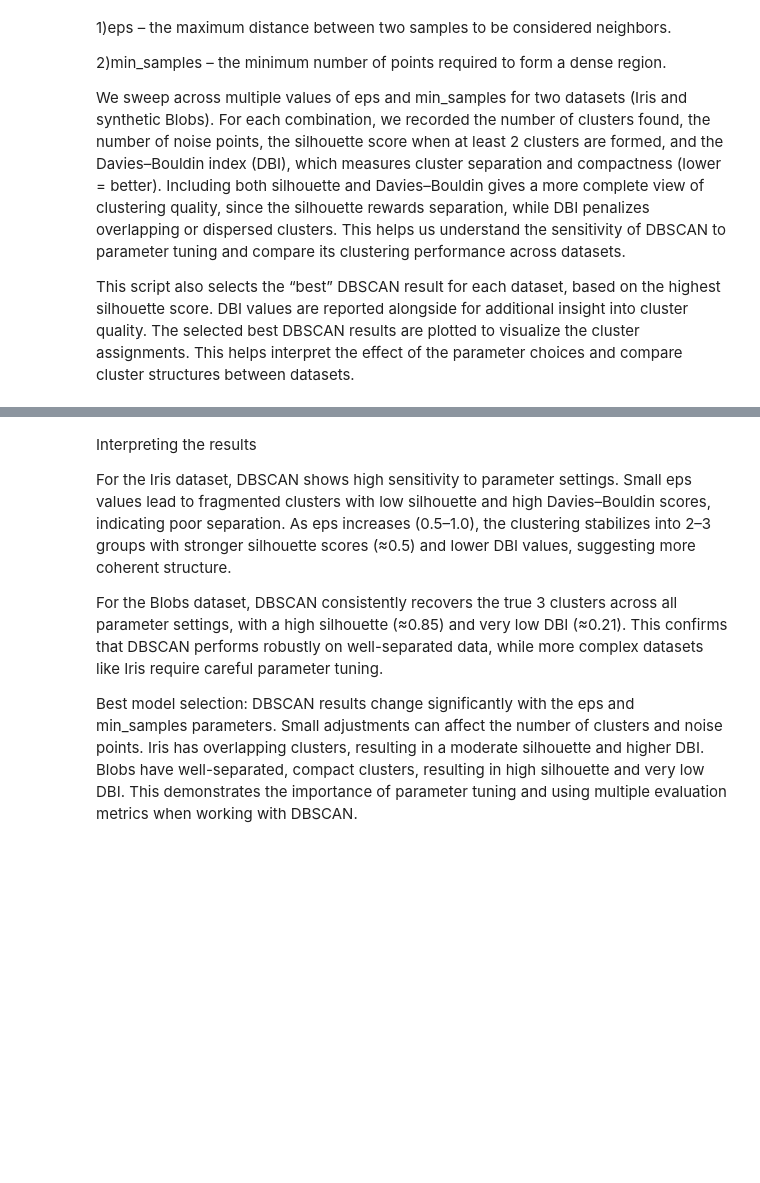
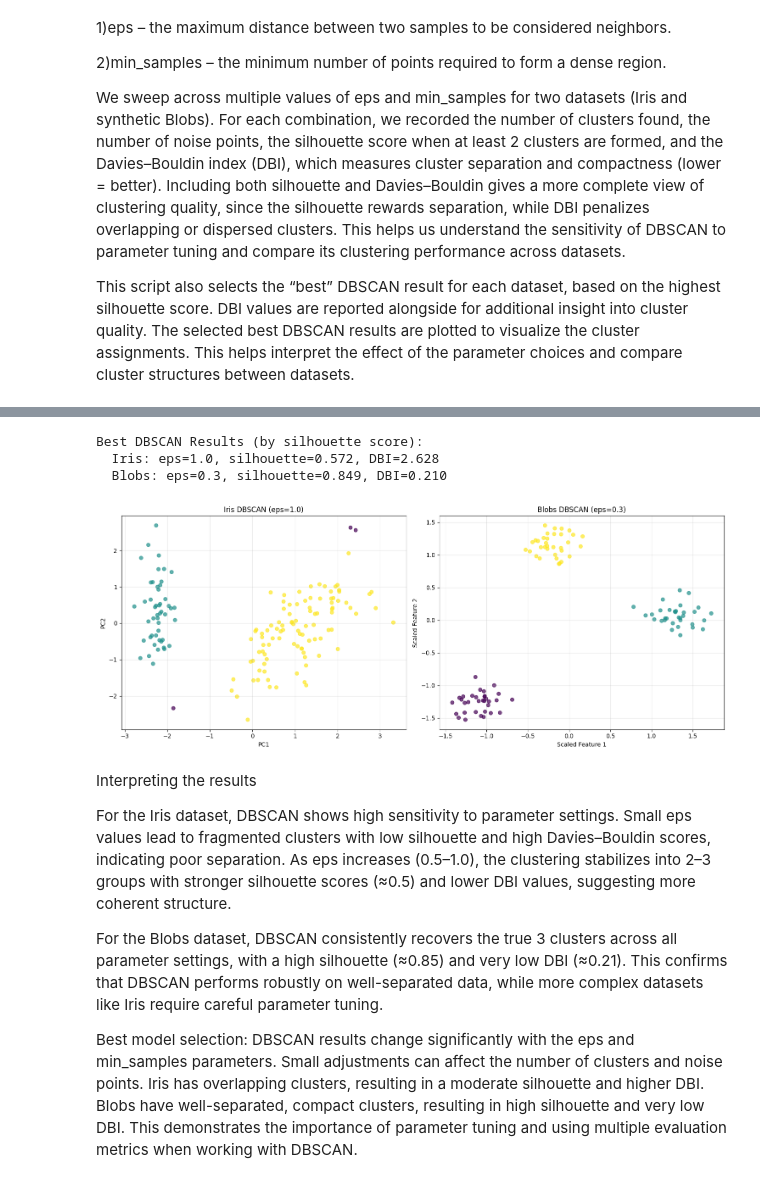
Before and after one commit to sarazhara1/clusterviz-project, a Jupyter notebook: TUTORIAL.ipynb, the cells around one changed output, grey strips where cells are left out. Drawn from its saved outputs; the diff is of its cells as text; code cells hidden in the pictures; blank space fills up the shorter version.

```diff
--- a/TUTORIAL.ipynb
+++ b/TUTORIAL.ipynb
@@ -12,32 +17,24 @@ ClusterViz is a practical tool for experimenting with, comparing, and understand
 # %% [markdown]
 # Dataset loading
 # %%
-import numpy as np
-import matplotlib.pyplot as plt
-from clusterviz.preprocessing import Preprocessor
-from clusterviz.evaluation import Evaluator
-from clusterviz import datasets
-
 # Loading the Iris dataset, which is a classic dataset in machine learning.
 # It contains 150 samples of iris flowers with 4 features each
-X_iris, y_iris, features = datasets.load_iris()
+X_iris, y_iris = load_iris()
 print("Iris X shape:", X_iris.shape)
 print("Iris y shape:", y_iris.shape)
-print("Features:", features)
 
 
 # A "blobs" dataset is a synthetic dataset used for clustering experiments.
 # Points are generated around specified centers, forming groups (clusters).
 
-X_blobs, y_blobs, fblob = datasets.make_blobs_dataset(n_samples=100, centers=3, n_features=2)
+X_blobs, y_blobs = make_blobs_dataset(n_samples=100, centers=3, n_features=2)
 print("Blobs X shape:", X_blobs.shape)
 print("Blobs y shape:", y_blobs.shape)
-print("Blobs features:", fblob)
 
 # Loading synthetic customer data
 # We will mainly work with the iris and blobs dataset throughout this tutorial
 
-df = datasets.load_customer_data(n_customers=50)
+df = load_customer_data(n_customers=200)
 print("Customer data columns:", df.columns.tolist())
 print("First 5 rows:\n", df.head())
 # %% [output]
@@ -270,3 +225,43 @@ Best DBSCAN Results (by silhouette score):
+# %%
+# Selecting the best DBSCAN results by silhouette score
+if dbscan_results:
+    iris_dbscan_best = max([r for r in dbscan_results if r['dataset'] == 'Iris'],
+                    key=lambda x: x['silhouette'])
+    blobs_dbscan_best = max([r for r in dbscan_results if r['dataset'] == 'Blobs'],
+                     key=lambda x: x['silhouette'])
+
+    print("\nBest DBSCAN Results (by silhouette score):")
+    print(f"  Iris: eps={iris_dbscan_best['result']['params']['eps']}, "
+          f"silhouette={iris_dbscan_best['silhouette']:.3f}, "
+          f"DBI={iris_dbscan_best['dbi']:.3f}")
+    print(f"  Blobs: eps={blobs_dbscan_best['result']['params']['eps']}, "
+          f"silhouette={blobs_dbscan_best['silhouette']:.3f}, "
+          f"DBI={blobs_dbscan_best['dbi']:.3f}")
+
+    # Visualization
+    fig, (ax1, ax2) = plt.subplots(1, 2, figsize=(15, 6))
+
+    ax1.scatter(iris_dbscan_best['X'][:, 0], iris_dbscan_best['X'][:, 1],
+                c=iris_dbscan_best['result']['labels'], cmap='viridis', alpha=0.7)
+    ax1.set_title(f"Iris DBSCAN (eps={iris_dbscan_best['result']['params']['eps']})")
+    ax1.set_xlabel('PC1')
+    ax1.set_ylabel('PC2')
+    ax1.grid(True, alpha=0.3)
+
+    ax2.scatter(blobs_dbscan_best['X'][:, 0], blobs_dbscan_best['X'][:, 1],
+                c=blobs_dbscan_best['result']['labels'], cmap='viridis', alpha=0.7)
+    ax2.set_title(f"Blobs DBSCAN (eps={blobs_dbscan_best['result']['params']['eps']})")
+    ax2.set_xlabel('Scaled Feature 1')
+    ax2.set_ylabel('Scaled Feature 2')
+    ax2.grid(True, alpha=0.3)
+
+    plt.tight_layout()
+    plt.show()
+# %% [output]
+Best DBSCAN Results (by silhouette score):
+  Iris: eps=1.0, silhouette=0.572, DBI=2.628
+  Blobs: eps=0.3, silhouette=0.849, DBI=0.210
+[figure, added]
 # %% [markdown]
 Interpreting the results
 
```
Also changed, not shown: parts of 17 cells of this notebook, 9 other files.
